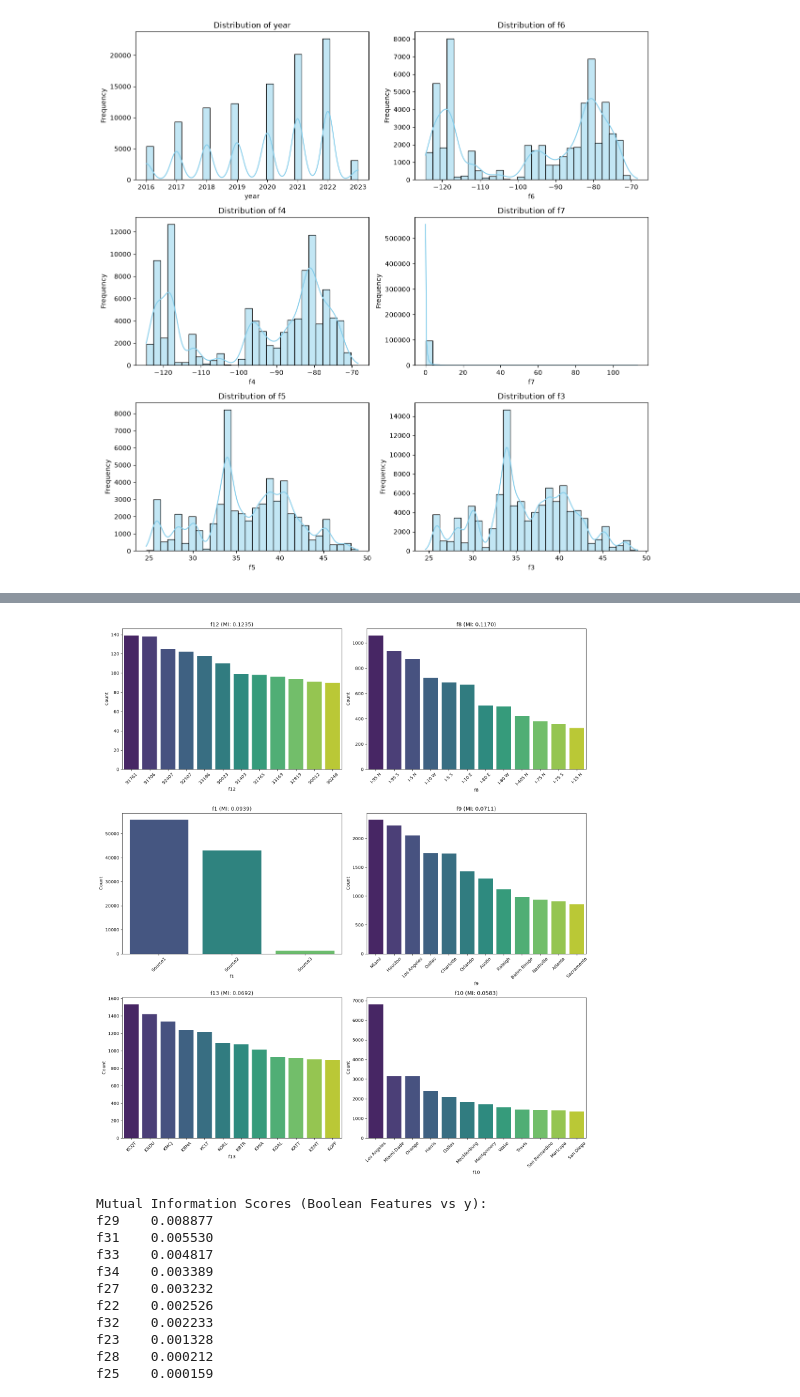
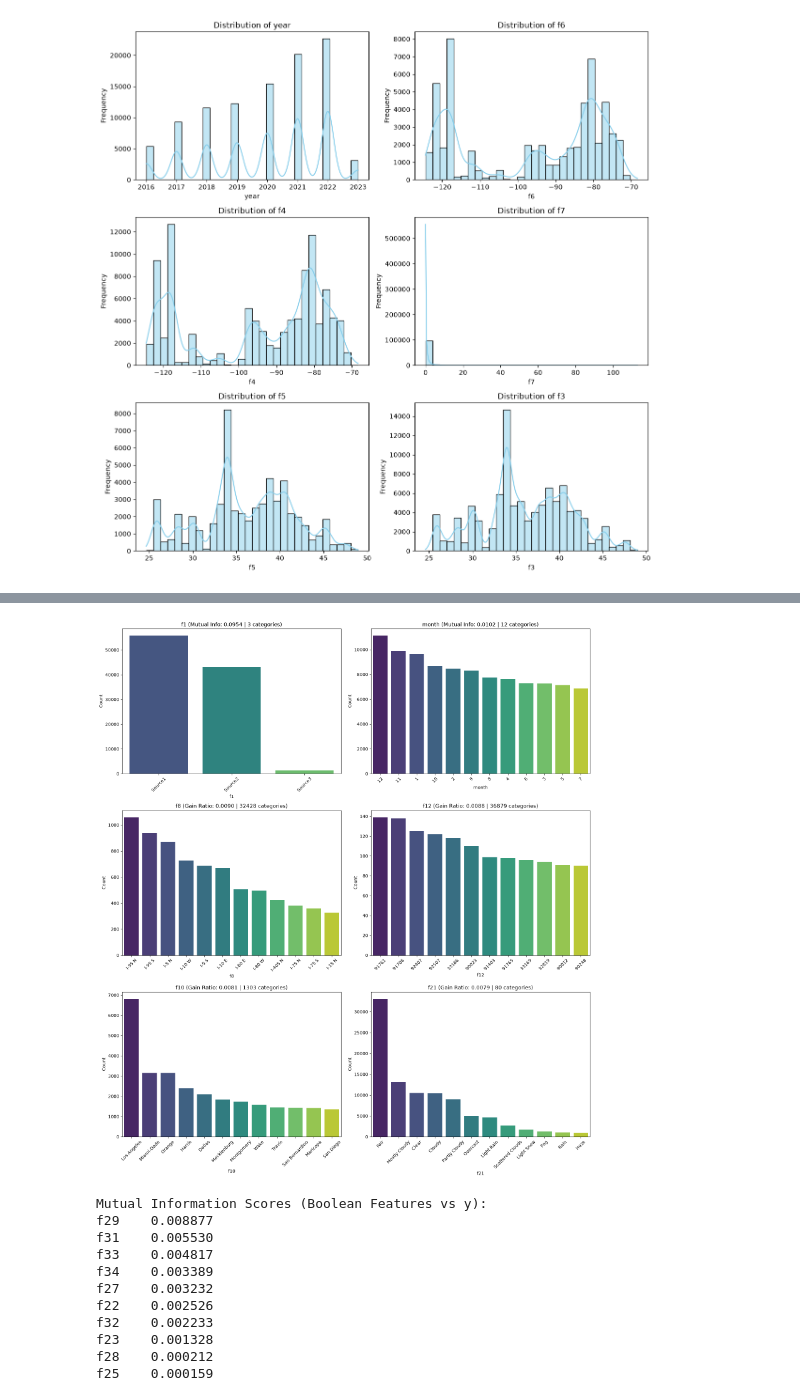
Before and after one commit to HesamMerajifar/Datamining, a Jupyter notebook: Hesam_final.ipynb, the cells around one changed output, grey strips where cells are left out. Cells and saved outputs as stored; diff of their text form; code cells hidden in the pictures.

```diff
--- a/Hesam_final.ipynb
+++ b/Hesam_final.ipynb
@@ -449,22 +515,45 @@ dtype: float64
 # %%
-top_6_cat = ['f12', 'f8', 'f1', 'f9', 'f13', 'f10']
+# ------------------------------------------------------------
+# PLOT TOP CATEGORICAL FEATURES WITH IMPORTANCE SCORES
+# ------------------------------------------------------------
+
+# Use the results_df from the previous block
+# Ensure it's sorted by Score descending
+top_n = 6
+top_features = results_df.head(top_n)['Feature'].tolist()
 
 fig, axes = plt.subplots(nrows=3, ncols=2, figsize=(16, 18))
 axes = axes.flatten()
 
-for i, feature in enumerate(top_6_cat):
+for i, feature in enumerate(top_features):
+    # Get the score and method for this feature
+    row = results_df[results_df['Feature'] == feature].iloc[0]
+    score = row['Score']
+    method = row['Method']
+    cardinality = row['Cardinality']
+
+    # Plot value counts for the feature
     counts = df[feature].value_counts().head(12)
+    sns.barplot(x=counts.index, y=counts.values, palette='viridis', ax=axes[i])
 
-    sns.barplot(x=counts.index, y=counts.values, palette='viridis', ax=axes[i])
-    axes[i].set_title(f'{feature} (MI: {mi_series[feature]:.4f})')
+    # Set title with feature name, score, method, and cardinality
+    axes[i].set_title(
+        f"{feature} ({method}: {score:.4f} | {cardinality} categories)",
+        fontsize=12
+    )
     axes[i].set_xlabel(feature)
     axes[i].set_ylabel('Count')
-    axes[i].tick_params(axis='x', rotation=45)  # Rotate labels for readability
+    axes[i].tick_params(axis='x', rotation=45)
+
+# Remove empty subplot if fewer than 6 features
+if len(top_features) < len(axes):
+    for j in range(len(top_features), len(axes)):
+        fig.delaxes(axes[j])
 
 plt.tight_layout()
 plt.show()
 # %% [output]
-[figure, old version]
+[figure, new version]
 # %%
 
 if 'bool_cols' in locals() and bool_cols and 'y' in df.columns:
```
Also changed, not shown: parts of 1 cell of this notebook.
